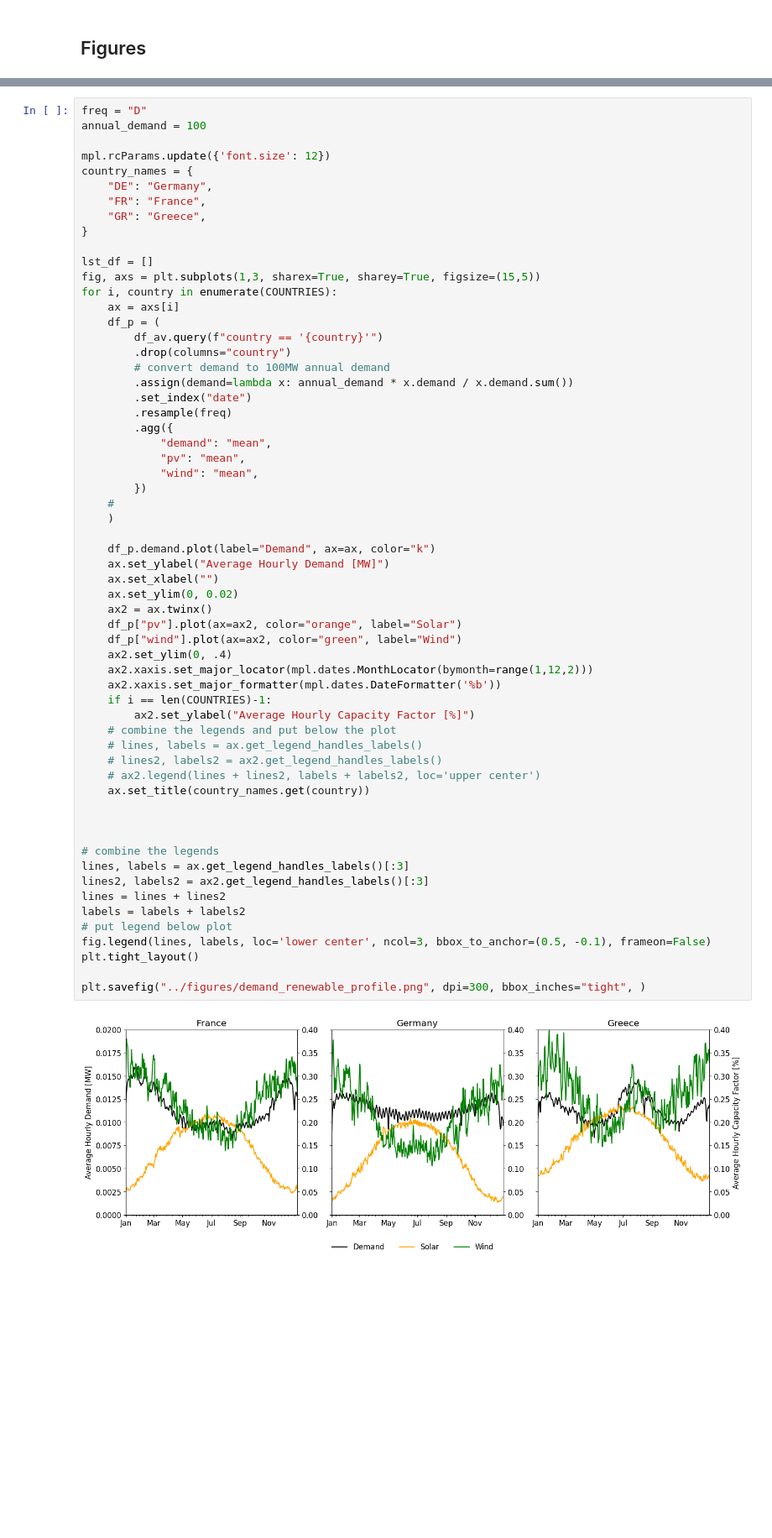
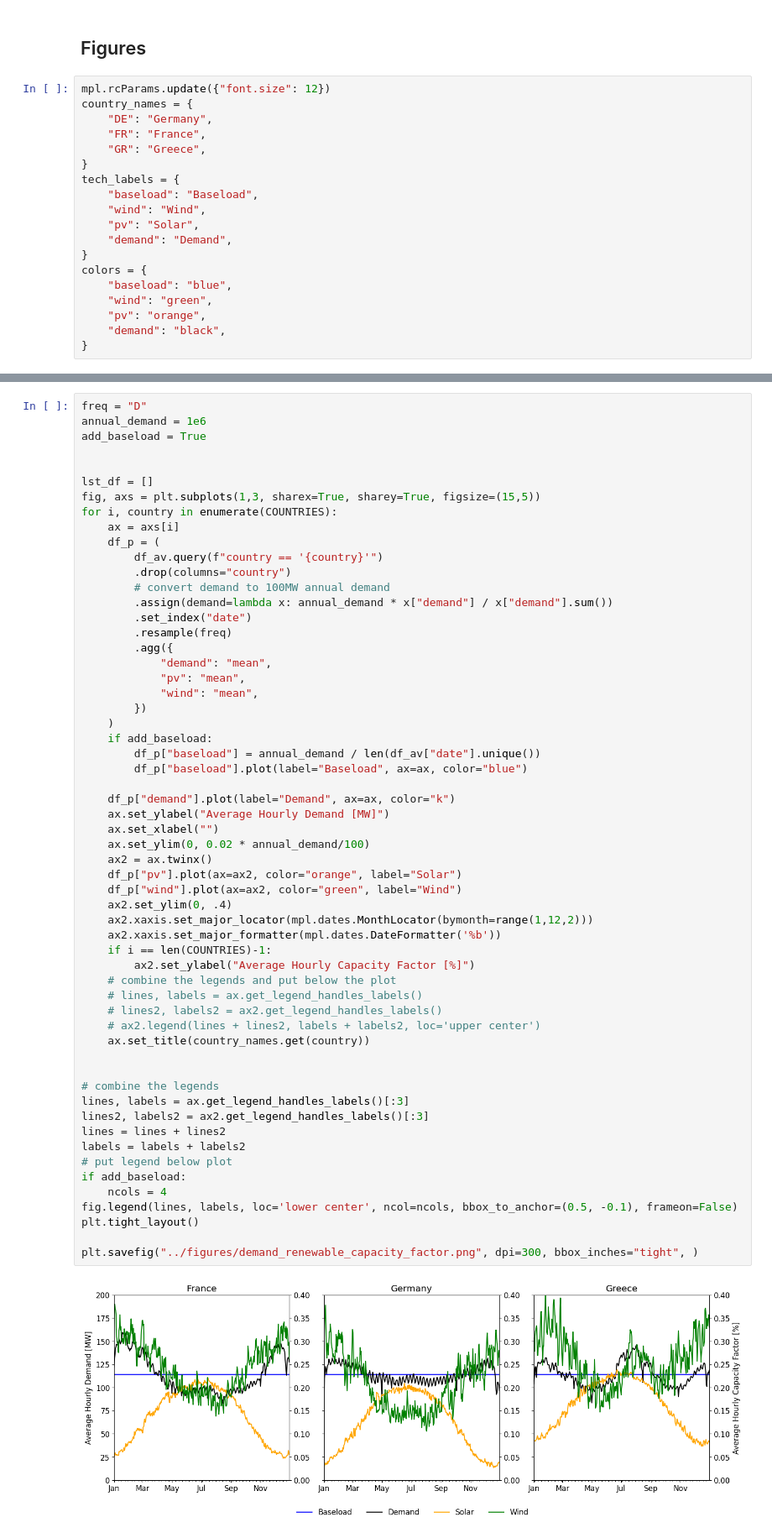
Before and after one commit to jabrell/baseload, a Jupyter notebook: notebooks/graphs_paper_descriptives_v2.ipynb, the cells around one changed output, grey strips where cells are left out. Shown at 84% size. Cells and saved outputs as stored; diff of their text form; blank space fills up the shorter version.

Commit message:
profile graphs

```diff
--- a/notebooks/graphs_paper_descriptives_v2.ipynb
+++ b/notebooks/graphs_paper_descriptives_v2.ipynb
@@ -191,2 +110,21 @@ df_gaps
 # %% [markdown]
 ## Figures
+# %%
+mpl.rcParams.update({"font.size": 12})
+country_names = {
+    "DE": "Germany",
+    "FR": "France",
+    "GR": "Greece",
+}
+tech_labels = {
+    "baseload": "Baseload",
+    "wind": "Wind",
+    "pv": "Solar",
+    "demand": "Demand",
+}
+colors = {
+    "baseload": "blue",
+    "wind": "green",
+    "pv": "orange",
+    "demand": "black",
+}
@@ -193,13 +193,8 @@ df_gaps
 # %%
 freq = "D"
-annual_demand = 100
+annual_demand = 1e6
+add_baseload = True
 
-mpl.rcParams.update({'font.size': 12})
-country_names = {
-    "DE": "Germany",
-    "FR": "France",
-    "GR": "Greece",
-}
 
 lst_df = []
 fig, axs = plt.subplots(1,3, sharex=True, sharey=True, figsize=(15,5))
@@ -209,7 +204,7 @@ for i, country in enumerate(COUNTRIES):
         df_av.query(f"country == '{country}'")
         .drop(columns="country")
         # convert demand to 100MW annual demand
-        .assign(demand=lambda x: annual_demand * x.demand / x.demand.sum())
+        .assign(demand=lambda x: annual_demand * x["demand"] / x["demand"].sum())
         .set_index("date")
         .resample(freq)
         .agg({
@@ -217,38 +212,41 @@ for i, country in enumerate(COUNTRIES):
             "pv": "mean",
             "wind": "mean",
         })
-    #
     )
+    if add_baseload:
+        df_p["baseload"] = annual_demand / len(df_av["date"].unique())
+        df_p["baseload"].plot(label="Baseload", ax=ax, color="blue")
 
-    df_p.demand.plot(label="Demand", ax=ax, color="k")
+    df_p["demand"].plot(label="Demand", ax=ax, color="k")
     ax.set_ylabel("Average Hourly Demand [MW]")
     ax.set_xlabel("")
-    ax.set_ylim(0, 0.02)
+    ax.set_ylim(0, 0.02 * annual_demand/100)
     ax2 = ax.twinx()
     df_p["pv"].plot(ax=ax2, color="orange", label="Solar")
     df_p["wind"].plot(ax=ax2, color="green", label="Wind")
     ax2.set_ylim(0, .4)
     ax2.xaxis.set_major_locator(mpl.dates.MonthLocator(bymonth=range(1,12,2)))
     ax2.xaxis.set_major_formatter(mpl.dates.DateFormatter('%b'))
     if i == len(COUNTRIES)-1:
         ax2.set_ylabel("Average Hourly Capacity Factor [%]")
     # combine the legends and put below the plot
     # lines, labels = ax.get_legend_handles_labels()
     # lines2, labels2 = ax2.get_legend_handles_labels()
     # ax2.legend(lines + lines2, labels + labels2, loc='upper center')
     ax.set_title(country_names.get(country))
 
 
-
 # combine the legends
 lines, labels = ax.get_legend_handles_labels()[:3]
 lines2, labels2 = ax2.get_legend_handles_labels()[:3]
 lines = lines + lines2
 labels = labels + labels2
 # put legend below plot
-fig.legend(lines, labels, loc='lower center', ncol=3, bbox_to_anchor=(0.5, -0.1), frameon=False)
+if add_baseload:
+    ncols = 4
+fig.legend(lines, labels, loc='lower center', ncol=ncols, bbox_to_anchor=(0.5, -0.1), frameon=False)
 plt.tight_layout()
 
-plt.savefig("../figures/demand_renewable_profile.png", dpi=300, bbox_inches="tight", )
+plt.savefig("../figures/demand_renewable_capacity_factor.png", dpi=300, bbox_inches="tight", )
 # %% [output]
-[figure, old version]
+[figure, new version]
```
Also changed, not shown: parts of 17 cells of this notebook, 4 other files.
